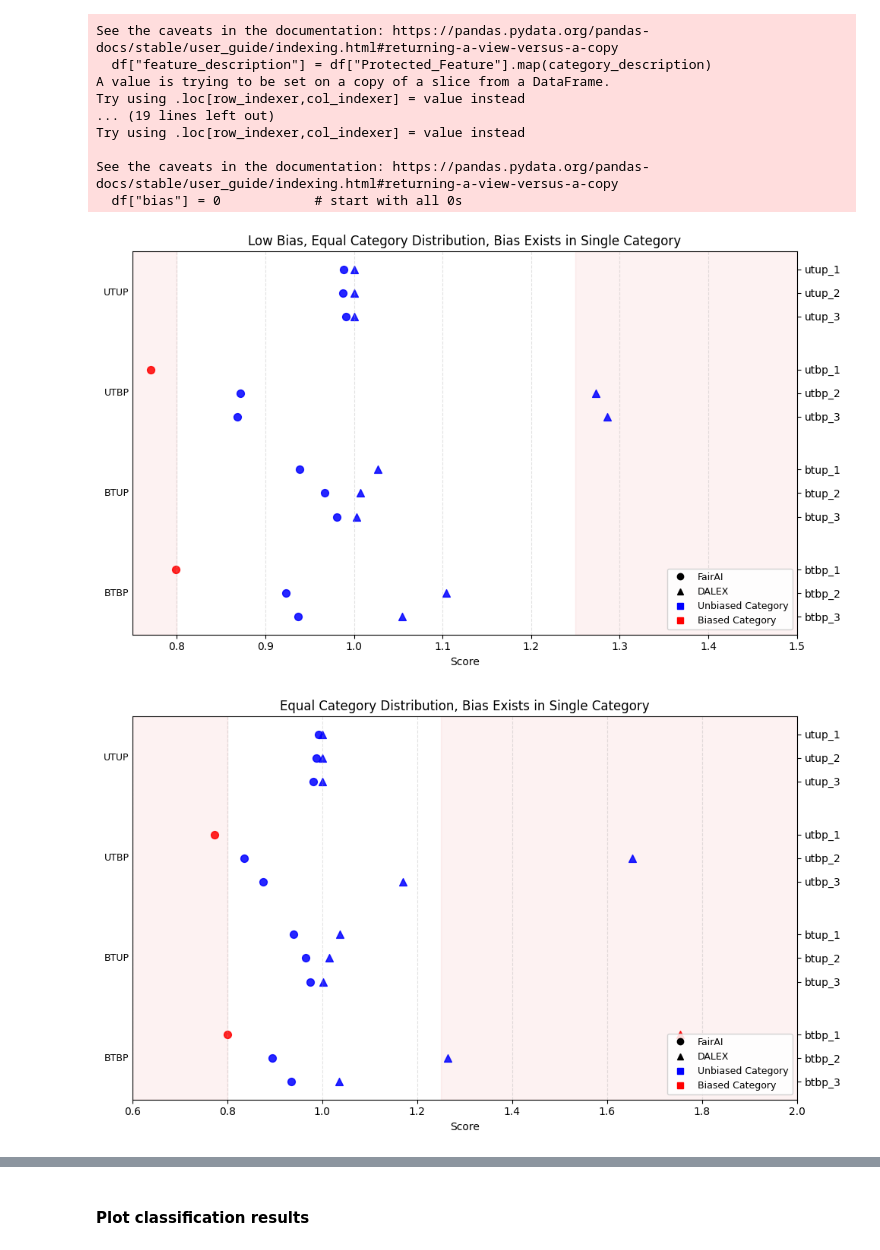
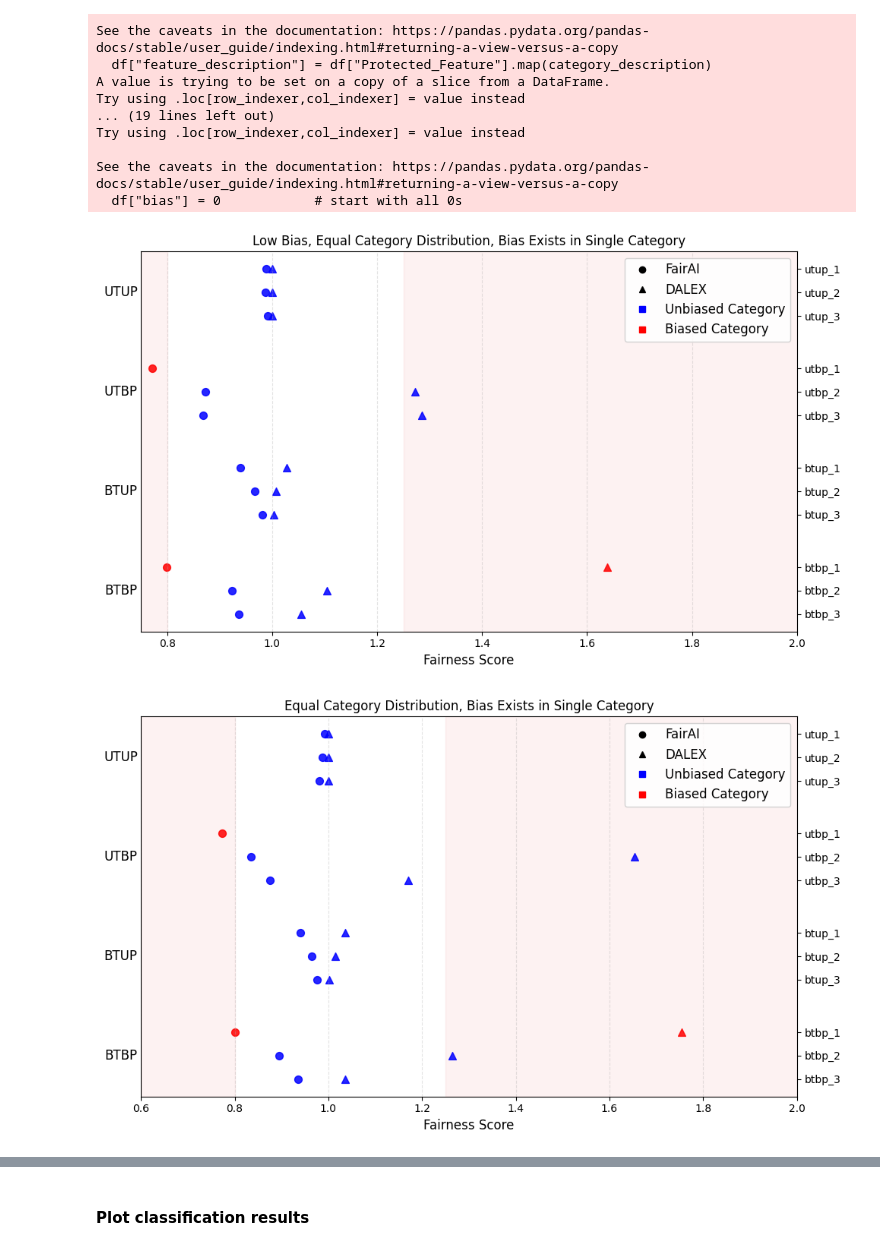
Before and after one commit to arushi-jain-27/bias_and_fairness, a Jupyter notebook: plots/plots.ipynb, the cells around one changed output, grey strips where cells are left out. Cells and saved outputs as stored; diff of their text form; code cells hidden in the pictures.

```diff
--- a/plots/plots.ipynb
+++ b/plots/plots.ipynb
@@ -177,7 +161,7 @@ See the caveats in the documentation: https://pandas.pydata.org/pandas-docs/stab
   df["bias"] = 0            # start with all 0s
 # %%
 
-def plot_fairness_dots(ax, df, *, wrap_chars=8, xlim=None):
+def plot_fairness_dots(ax, df, *, wrap_chars=8, xlim=None, legend_loc="upper right"):
     """
     Horizontal dot plot:
       - Left: Protected_Feature labels
@@ -240,7 +224,7 @@ def plot_fairness_dots(ax, df, *, wrap_chars=8, xlim=None):
         ax.text(-0.005, y_ctr, txt,
                 transform=ax.get_yaxis_transform(),
                 ha='right', va='center',
-                fontsize=9, linespacing=1.0, wrap=True,
+                fontsize=12, linespacing=1.0, wrap=True,
                 bbox=dict(facecolor='white', edgecolor='none', alpha=0.85, pad=1.5),
                 clip_on=False)
 
@@ -263,7 +247,7 @@ def plot_fairness_dots(ax, df, *, wrap_chars=8, xlim=None):
         ax.set_ylim(min(y_positions) - 0.6, max(y_positions) + 0.6)
 
     # ---- Cosmetics ----
-    ax.set_xlabel("Score")
+    ax.set_xlabel("Fairness Score", fontsize=12)
     ax.grid(True, axis='x', linestyle='--', alpha=0.35)
 
     # ---- Legends ----
@@ -274,27 +258,27 @@ def plot_fairness_dots(ax, df, *, wrap_chars=8, xlim=None):
 
     ax.legend(handles=[h1, h2, h3, h4],
               frameon=True, facecolor='white', framealpha=0.85,
-              loc='lower right', fontsize=9)
+              loc=legend_loc, fontsize=12)
 # %%
 # ---------- Usage ----------
 fig, ax = plt.subplots(figsize=(10, 6))
 plot_fairness_dots(ax, df1, wrap_chars=8)  # optionally xlim=(0.4, 1.0)
-ax.set_xlim(0.75,1.5)
-ax.set_title("Low Bias, Equal Category Distribution, Bias Exists in Single Category")
+ax.set_xlim(0.75,2)
+ax.set_title("Low Bias, Equal Category Distribution, Bias Exists in Single Category", fontsize=12)
 plt.tight_layout()
 plt.show()
 # %% [output]
-[figure, old version]
+[figure, new version]
 # %%
 # ---------- Usage ----------
 fig, ax = plt.subplots(figsize=(10, 6))
 plot_fairness_dots(ax, df2, wrap_chars=8)  # optionally xlim=(0.4, 1.0)
 ax.set_xlim(0.6,2)
-ax.set_title("Equal Category Distribution, Bias Exists in Single Category")
+ax.set_title("Equal Category Distribution, Bias Exists in Single Category", fontsize=12)
 plt.tight_layout()
 plt.show()
 # %% [output]
-[figure, old version]
+[figure, new version]
 # %%
 # ---------- Usage ----------
 fig, ax = plt.subplots(figsize=(10, 6))
```
Also changed, not shown: parts of 16 cells of this notebook, 14 other files.
